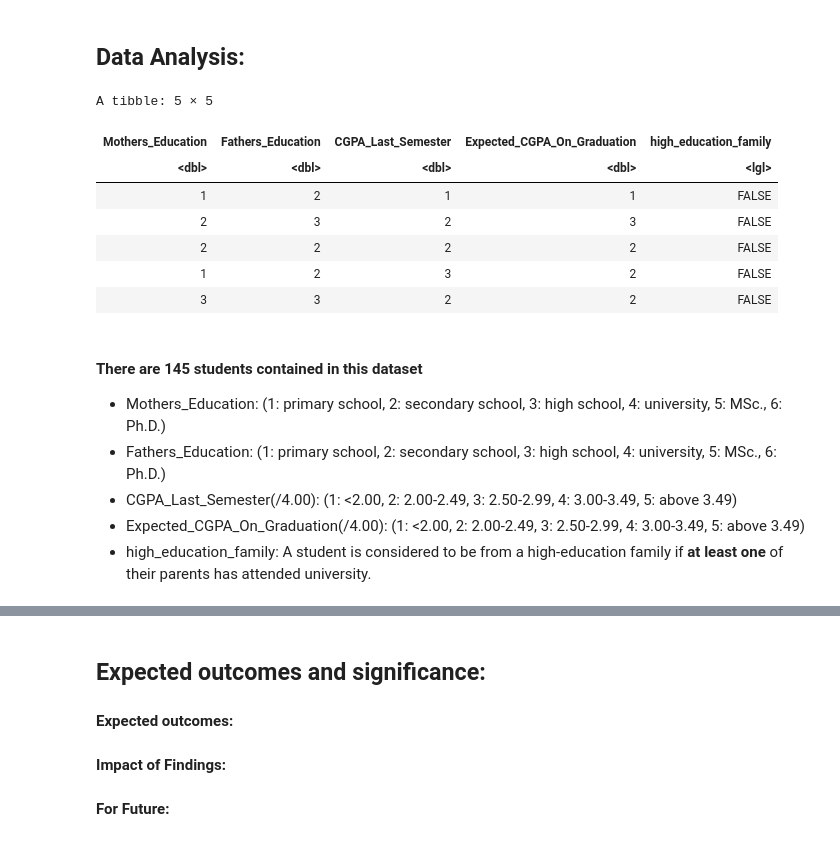
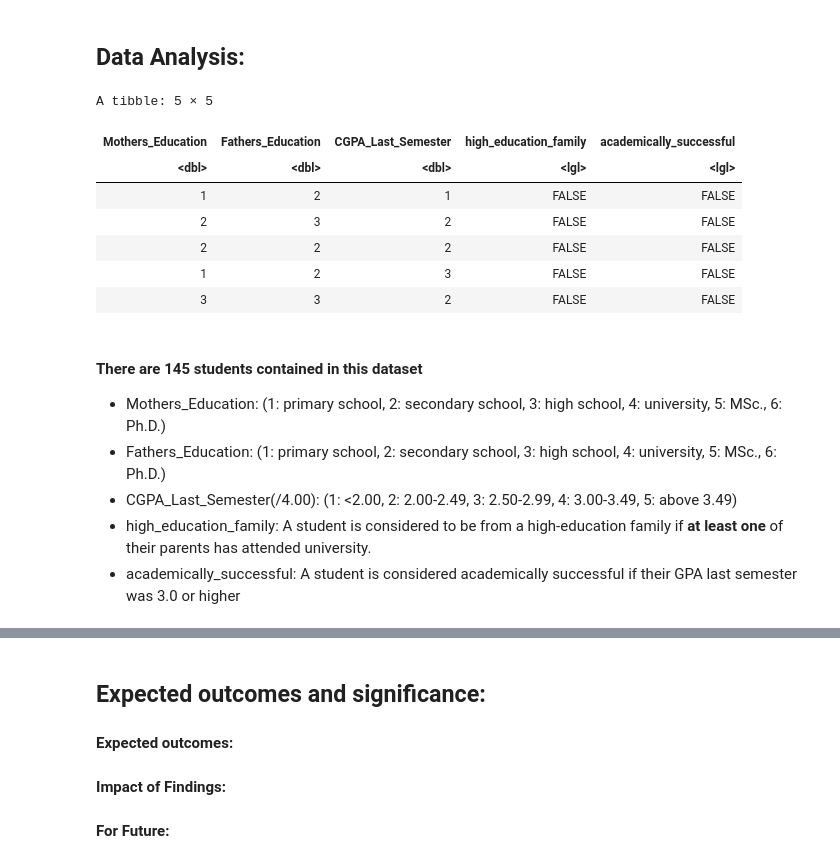
Before and after one commit to DanielHuangjiakang/Academic_Success_and_Parental_Education_Analysis-STAT201Group29, a Jupyter notebook: STAT201_GroupProposal.ipynb, the cells around one changed output, grey strips where cells are left out. Saved outputs shown, nothing was run; the diff lists cells and outputs as text; code cells hidden in the pictures.

```diff
--- a/STAT201_GroupProposal.ipynb
+++ b/STAT201_GroupProposal.ipynb
@@ -38,25 +20,26 @@ Investigating the factors that affect students' academic grades is a crucial are
 # %%
 # Read the CSV file
 student_data <- read_csv("student.csv", col_names = TRUE, show_col_types = FALSE) |>
-    select(Mothers_Education, Fathers_Education, CGPA_Last_Semester, Expected_CGPA_On_Graduation) |>
-    mutate(high_education_family = if_else(Mothers_Education > 3 | Fathers_Education > 3, TRUE, FALSE))
+    select(Mothers_Education, Fathers_Education, CGPA_Last_Semester) |>
+    mutate(high_education_family = if_else(Mothers_Education > 3 | Fathers_Education > 3, TRUE, FALSE),
+          academically_successful = if_else(CGPA_Last_Semester > 3, TRUE, FALSE))
 head(student_data, 5)
 # %% [output]
 A tibble: 5 × 5
-| Mothers_Education | Fathers_Education | CGPA_Last_Semester | Expected_CGPA_On_Graduation | high_education_family |
-| <dbl> | <dbl> | <dbl> | <dbl> | <lgl> |
-| 1 | 2 | 1 | 1 | FALSE |
-| 2 | 3 | 2 | 3 | FALSE |
-| 2 | 2 | 2 | 2 | FALSE |
-| 1 | 2 | 3 | 2 | FALSE |
-| 3 | 3 | 2 | 2 | FALSE |
+| Mothers_Education | Fathers_Education | CGPA_Last_Semester | high_education_family | academically_successful |
+| <dbl> | <dbl> | <dbl> | <lgl> | <lgl> |
+| 1 | 2 | 1 | FALSE | FALSE |
+| 2 | 3 | 2 | FALSE | FALSE |
+| 2 | 2 | 2 | FALSE | FALSE |
+| 1 | 2 | 3 | FALSE | FALSE |
+| 3 | 3 | 2 | FALSE | FALSE |
 # %% [markdown]
 #### There are 145 students contained in this dataset
 * Mothers_Education: (1: primary school, 2: secondary school, 3: high school, 4: university, 5: MSc., 6: Ph.D.)
 * Fathers_Education: (1: primary school, 2: secondary school, 3: high school, 4: university, 5: MSc., 6: Ph.D.)
 * CGPA_Last_Semester(/4.00): (1: <2.00, 2: 2.00-2.49, 3: 2.50-2.99, 4: 3.00-3.49, 5: above 3.49)
-* Expected_CGPA_On_Graduation(/4.00): (1: <2.00, 2: 2.00-2.49, 3: 2.50-2.99, 4: 3.00-3.49, 5: above 3.49)
 * high_education_family: A student is considered to be from a high-education family if **at least one** of their parents has attended university.
+* academically_successful: A student is considered academically successful if their GPA last semester was 3.0 or higher
 # %%
 # Summary by high education family status
 Summary_Family_Education_CGPA_Last_Semester <-
```
Also changed, not shown: parts of 5 cells of this notebook.
